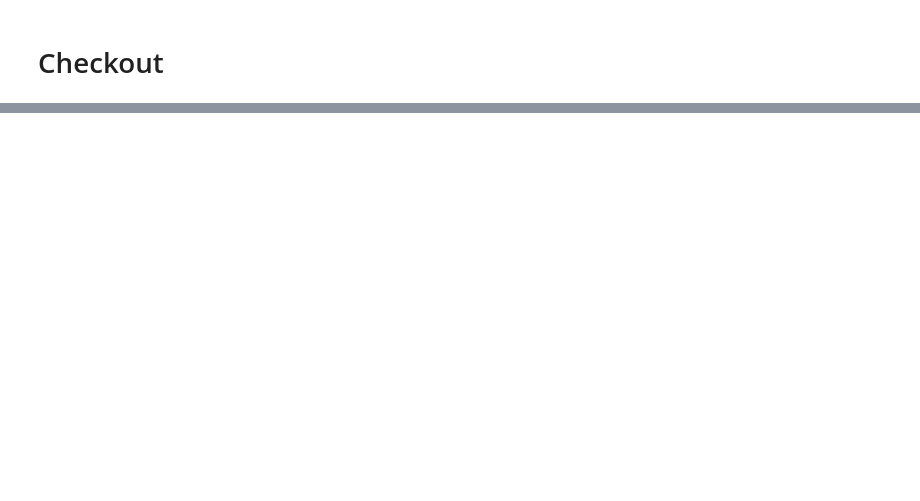
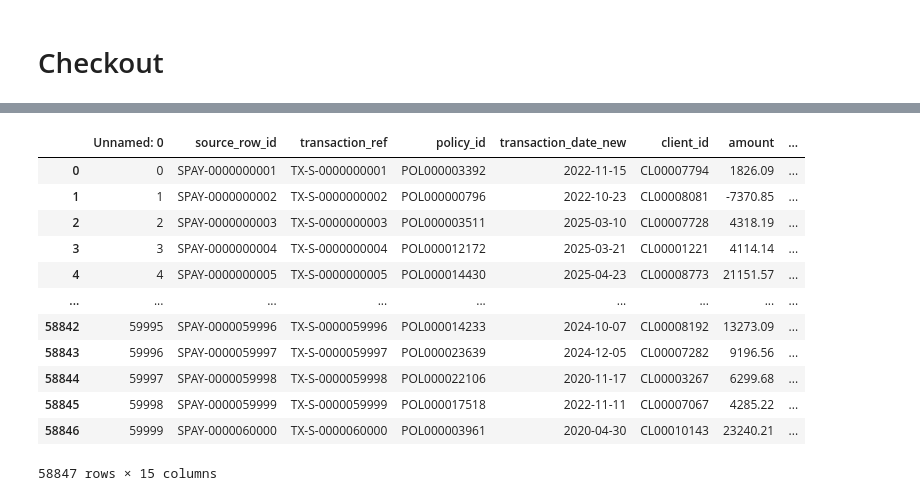
Before and after one commit to LuckyTwala0000/Sanlam-Life-Wealth-1-Retirement, a Jupyter notebook: Notebook/Melvin_cleaning_.ipynb, the cells around one changed output, grey strips where cells are left out. Saved outputs shown, nothing was run; the diff lists cells and outputs as text; code cells hidden in the pictures; blank space fills up the shorter version.

```diff
--- a/Notebook/Melvin_cleaning_.ipynb
+++ b/Notebook/Melvin_cleaning_.ipynb
@@ -309,0 +612,19 @@ payments_cleaned.head()
+# %%
+payments_starter['amount'] = (
+    payments_starter['amount']
+    .replace({
+        'not recorded': pd.NA,
+        'R --': pd.NA ,
+        '--' :pd.NA
+    })
+)
+# %%
+payments_starter['amount'] = (
+    payments_starter['amount']
+    .str.strip()
+    .str.replace('R', '', regex=False)
+    .str.replace('ZAR', '', regex=False)
+    .str.replace('zar', '', regex=False)
+    .str.replace('ZA', '', regex=False)
+    .str.strip()
+)
@@ -309,0 +637,21 @@ payments_cleaned.head()
+# %%
+mask = payments_starter['amount'].str.contains(
+    r'\.\d{3},\d{2}', na=False
+)
+
+payments_starter.loc[mask, 'amount'] = (
+    payments_starter.loc[mask, 'amount']
+    .str.replace('.', '', regex=False)
+    .str.replace(',', '.', regex=False)
+)
+
+payments_starter['amount'] = (
+    payments_starter['amount']
+    .str.replace(',', '', regex=False)
+)
+# %%
+payments_starter['amount'] = (
+    payments_starter['amount']
+    .str.replace('(', '', regex=False)
+    .str.replace(')', '', regex=False)
+)
@@ -309,0 +668,16 @@ payments_cleaned.head()
+# %%
+payments_starter
+# %% [output]
+|  | Unnamed: 0 | source_row_id | transaction_ref | policy_id | transaction_date_new | client_id | amount | ... |
+| 0 | 0 | SPAY-0000000001 | TX-S-0000000001 | POL000003392 | 2022-11-15 | CL00007794 | 1826.09 | ... |
+| 1 | 1 | SPAY-0000000002 | TX-S-0000000002 | POL000000796 | 2022-10-23 | CL00008081 | -7370.85 | ... |
+| 2 | 2 | SPAY-0000000003 | TX-S-0000000003 | POL000003511 | 2025-03-10 | CL00007728 | 4318.19 | ... |
+| 3 | 3 | SPAY-0000000004 | TX-S-0000000004 | POL000012172 | 2025-03-21 | CL00001221 | 4114.14 | ... |
+| 4 | 4 | SPAY-0000000005 | TX-S-0000000005 | POL000014430 | 2025-04-23 | CL00008773 | 21151.57 | ... |
+| ... | ... | ... | ... | ... | ... | ... | ... | ... |
+| 58842 | 59995 | SPAY-0000059996 | TX-S-0000059996 | POL000014233 | 2024-10-07 | CL00008192 | 13273.09 | ... |
+| 58843 | 59996 | SPAY-0000059997 | TX-S-0000059997 | POL000023639 | 2024-12-05 | CL00007282 | 9196.56 | ... |
+| 58844 | 59997 | SPAY-0000059998 | TX-S-0000059998 | POL000022106 | 2020-11-17 | CL00003267 | 6299.68 | ... |
+| 58845 | 59998 | SPAY-0000059999 | TX-S-0000059999 | POL000017518 | 2022-11-11 | CL00007067 | 4285.22 | ... |
+| 58846 | 59999 | SPAY-0000060000 | TX-S-0000060000 | POL000003961 | 2020-04-30 | CL00010143 | 23240.21 | ... |
+58847 rows × 15 columns
```
Also changed, not shown: parts of 65 cells of this notebook, 2 other files.
